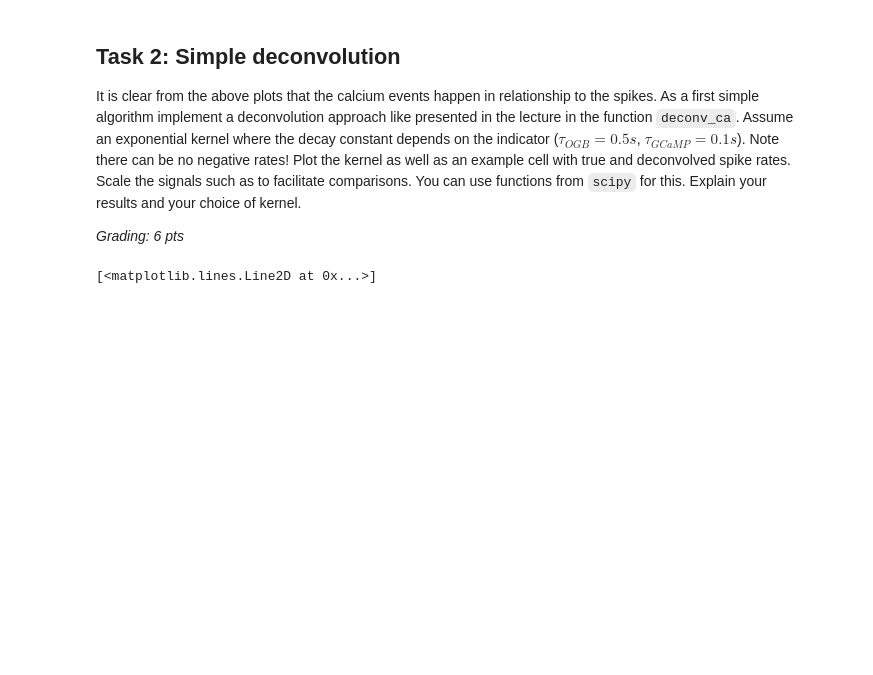
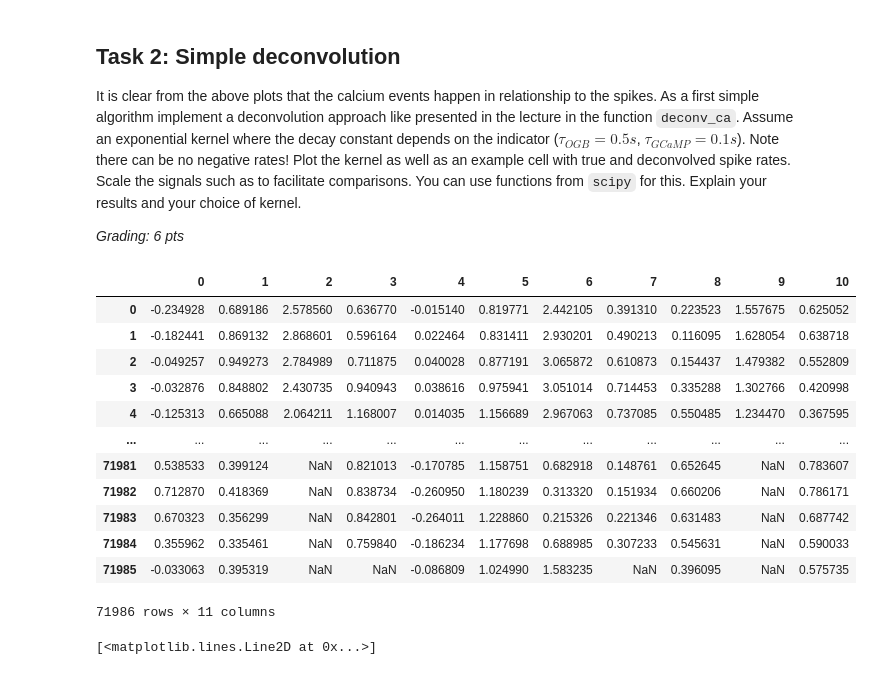
Before and after one commit to toniklenk/NeuralDataScience, a Jupyter notebook: notebooks/CodingLab3.ipynb, the cells around one changed output. Drawn from its saved outputs; the diff is of its cells as text; code cells hidden in the pictures; blank space fills up the shorter version.

```diff
--- a/notebooks/CodingLab3.ipynb
+++ b/notebooks/CodingLab3.ipynb
@@ -202,6 +229,22 @@ kernel_GCaMP = np.exp(-0.1 * t)
 ax.plot(t, kernel_OGB, label="OGB kernel")
 ax.plot(t, kernel_GCaMP, label="GCaMP kernel")
 ax.legend()
+# %%
+ogb_calcium
+# %% [output]
+|  | 0 | 1 | 2 | 3 | 4 | 5 | 6 | 7 | 8 | 9 | 10 |
+| 0 | -0.234928 | 0.689186 | 2.578560 | 0.636770 | -0.015140 | 0.819771 | 2.442105 | 0.391310 | 0.223523 | 1.557675 | 0.625052 |
+| 1 | -0.182441 | 0.869132 | 2.868601 | 0.596164 | 0.022464 | 0.831411 | 2.930201 | 0.490213 | 0.116095 | 1.628054 | 0.638718 |
+| 2 | -0.049257 | 0.949273 | 2.784989 | 0.711875 | 0.040028 | 0.877191 | 3.065872 | 0.610873 | 0.154437 | 1.479382 | 0.552809 |
+| 3 | -0.032876 | 0.848802 | 2.430735 | 0.940943 | 0.038616 | 0.975941 | 3.051014 | 0.714453 | 0.335288 | 1.302766 | 0.420998 |
+| 4 | -0.125313 | 0.665088 | 2.064211 | 1.168007 | 0.014035 | 1.156689 | 2.967063 | 0.737085 | 0.550485 | 1.234470 | 0.367595 |
+| ... | ... | ... | ... | ... | ... | ... | ... | ... | ... | ... | ... |
+| 71981 | 0.538533 | 0.399124 | NaN | 0.821013 | -0.170785 | 1.158751 | 0.682918 | 0.148761 | 0.652645 | NaN | 0.783607 |
+| 71982 | 0.712870 | 0.418369 | NaN | 0.838734 | -0.260950 | 1.180239 | 0.313320 | 0.151934 | 0.660206 | NaN | 0.786171 |
+| 71983 | 0.670323 | 0.356299 | NaN | 0.842801 | -0.264011 | 1.228860 | 0.215326 | 0.221346 | 0.631483 | NaN | 0.687742 |
+| 71984 | 0.355962 | 0.335461 | NaN | 0.759840 | -0.186234 | 1.177698 | 0.688985 | 0.307233 | 0.545631 | NaN | 0.590033 |
+| 71985 | -0.033063 | 0.395319 | NaN | NaN | -0.086809 | 1.024990 | 1.583235 | NaN | 0.396095 | NaN | 0.575735 |
+71986 rows × 11 columns
 # %%
 plt.plot(ogb_calcium.loc[:, "5"][:500])
 plt.plot(4 * rec[:500])
```
Also changed, not shown: parts of 8 cells of this notebook.
